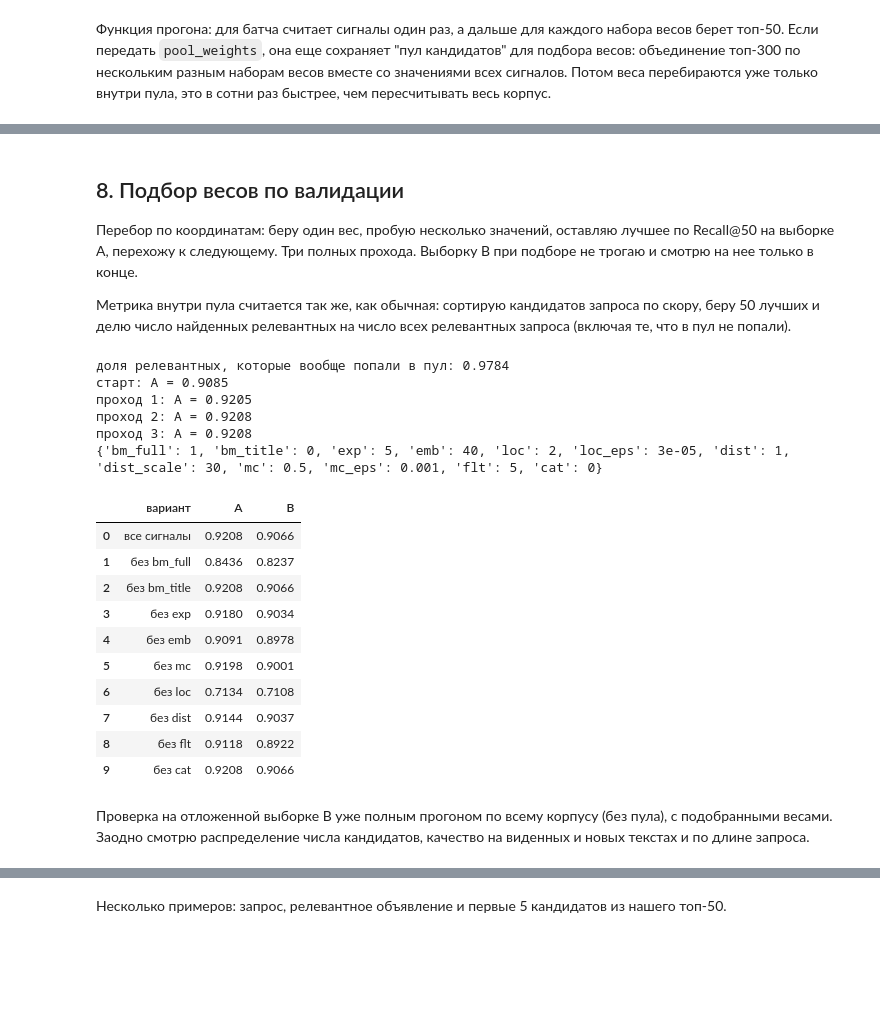
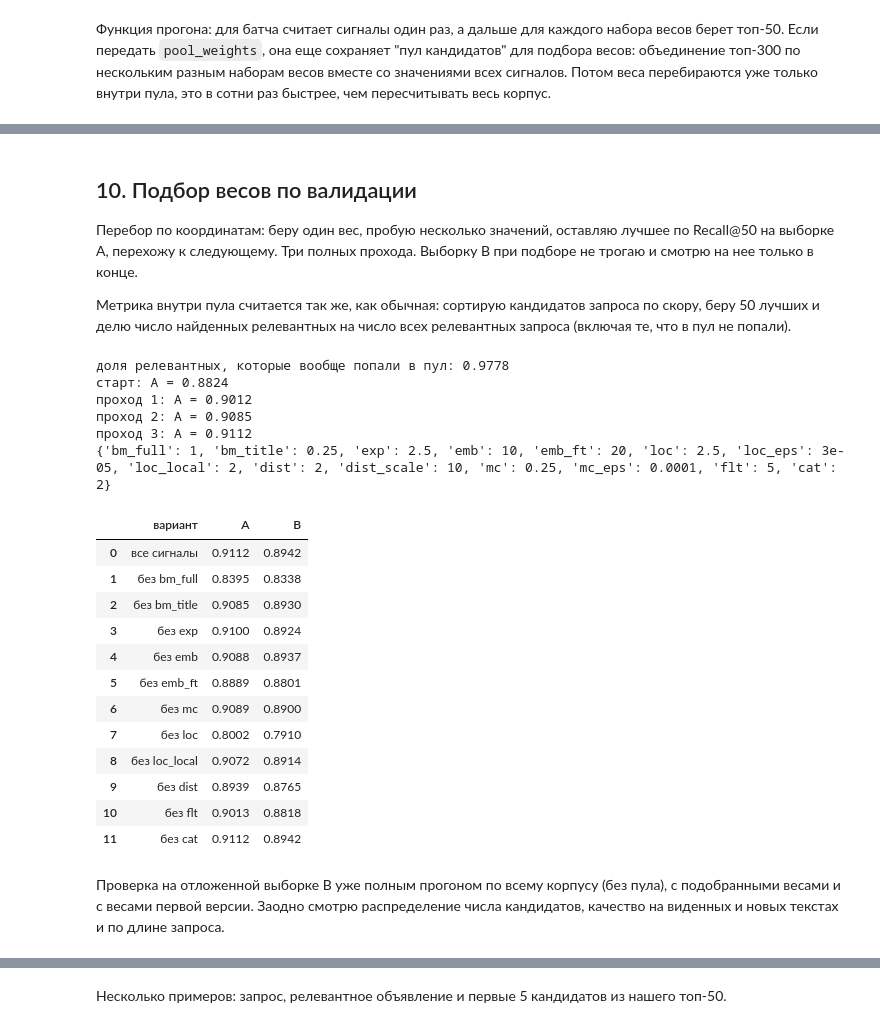
Before and after one commit to Smolyaninoff/avito-candidate-search, a Jupyter notebook: solution.ipynb, the cells around one changed output, grey strips where cells are left out. Drawn from its saved outputs; the diff is of its cells as text; code cells hidden in the pictures; blank space fills up the shorter version.

```diff
--- a/solution.ipynb
+++ b/solution.ipynb
@@ -512,6 +695,7 @@ def compute_signals(index, batch):
 
     q_emb = query_emb[query_emb_pos.loc[batch['search_query']].values]
     signals['emb'] = q_emb @ index['emb'].T
+    signals['emb_ft'] = ft_query_emb[query_emb_pos.loc[batch['search_query']].values] @ index['ft_emb'].T
 
     k = index['k']
     sims = q_emb @ index['past_emb'].T
@@ -523,6 +707,8 @@ def compute_signals(index, batch):
     mc = normalize(neighbors @ index['past_microcats'], norm='l1').toarray()
     mc = np.hstack([mc, np.zeros((len(batch), 1), dtype=np.float32)])
     signals['mc'] = mc[:, index['item_mc_pos']]
+    nl = (weights * index['past_far'][nearest]).sum(axis=1) / np.maximum(weights.sum(axis=1), 1e-9)
+    signals['nl'] = np.broadcast_to(nl[:, None].astype(np.float32), signals['emb'].shape)
 
     loc_pos = index['search_locs'].get_indexer(batch['search_location_id'])
     loc_pos[loc_pos < 0] = len(index['search_locs'])
@@ -537,8 +723,10 @@ def compute_signals(index, batch):
 
 
 def combine(s, w):
-    score = w['bm_full'] * s['bm_full'] + w['bm_title'] * s['bm_title'] + w['exp'] * s['exp'] + w['emb'] * s['emb']
-    score = score + w['loc'] * np.log(s['loc'] + w['loc_eps']) - w['dist'] * np.log1p(s['dist'] / w['dist_scale'])
+    score = w['bm_full'] * s['bm_full'] + w['bm_title'] * s['bm_title'] + w['exp'] * s['exp']
+    score = score + w['emb'] * s['emb'] + w['emb_ft'] * s['emb_ft']
+    local = 1 - w['loc_local'] * s['nl']
+    score = score + w['loc'] * local * np.log(s['loc'] + w['loc_eps']) - w['dist'] * np.log1p(s['dist'] / w['dist_scale'])
     score = score + w['mc'] * np.log(s['mc'] + w['mc_eps']) + w['flt'] * s['flt'] + w['cat'] * s['cat']
     return score
 
@@ -551,7 +739,7 @@ def top_k(score, k=50):
 # %% [markdown]
 Функция прогона: для батча считает сигналы один раз, а дальше для каждого набора весов берет топ-50. Если передать `pool_weights`, она еще сохраняет "пул кандидатов" для подбора весов: объединение топ-300 по нескольким разным наборам весов вместе со значениями всех сигналов. Потом веса перебираются уже только внутри пула, это в сотни раз быстрее, чем пересчитывать весь корпус.
 # %%
-SIGNALS = ['bm_full', 'bm_title', 'exp', 'emb', 'mc', 'loc', 'dist', 'flt', 'cat']
+SIGNALS = ['bm_full', 'bm_title', 'exp', 'emb', 'emb_ft', 'mc', 'nl', 'loc', 'dist', 'flt', 'cat']
 
 
 def run(index, qdf, weight_sets, pool_weights=None, pool_size=300, batch_size=200):
@@ -581,9 +771,9 @@ def run(index, qdf, weight_sets, pool_weights=None, pool_size=300, batch_size=20
 # %%
 t = time.time()
-val_index = build_index(train_part, all_corpus, item_emb)
+val_index = build_index(train_part, val_corpus, item_emb[keep], ft_item_emb)
 print('индекс для валидации собран за', round(time.time() - t), 'сек')
 
-zero = dict(bm_full=0, bm_title=0, exp=0, emb=0, loc=0, loc_eps=1e-4, dist=0, dist_scale=30, mc=0, mc_eps=1e-3, flt=0, cat=0)
+zero = dict(bm_full=0, bm_title=0, exp=0, emb=0, emb_ft=0, loc=0, loc_eps=1e-4, loc_local=0, dist=0, dist_scale=30, mc=0, mc_eps=1e-3, flt=0, cat=0)
 steps = {}
 steps['1. BM25 по тексту'] = dict(zero, bm_full=1)
 steps['2. + BM25 по заголовку'] = dict(steps['1. BM25 по тексту'], bm_title=0.5)
@@ -593,14 +783,18 @@ steps['5. + подкатегория'] = dict(steps['4. + фильтры'], mc=1
 steps['6. + эмбеддинги'] = dict(steps['5. + подкатегория'], emb=10)
 steps['7. + расширение запроса'] = dict(steps['6. + эмбеддинги'], exp=5)
 steps['8. + расстояние'] = dict(steps['7. + расширение запроса'], dist=0.5)
+steps['9. + дообученные эмбеддинги'] = dict(steps['8. + расстояние'], emb_ft=10)
+steps['10. + нелокальность запроса'] = dict(steps['9. + дообученные эмбеддинги'], loc_local=1)
+steps['первая версия (отправлена, 0.877)'] = dict(zero, bm_full=1, exp=5, emb=40, loc=2, loc_eps=3e-5, dist=1, dist_scale=30, mc=0.5, mc_eps=1e-3, flt=5)
 pool_weights = [
     steps['3. + локация'],
     dict(zero, emb=20, loc=2),
+    dict(zero, emb_ft=20, loc=2, dist=1),
     dict(zero, exp=20, loc=2, flt=2),
-    steps['8. + расстояние'],
+    steps['первая версия (отправлена, 0.877)'],
+    dict(steps['первая версия (отправлена, 0.877)'], emb_ft=10, dist=2, dist_scale=10, loc_local=1),
 ]
 
-val_ab = pd.concat([val_a.assign(part='A'), val_b.assign(part='B')]).reset_index(drop=True)
 t = time.time()
 val_pred, pool = run(val_index, val_ab, steps, pool_weights=pool_weights)
 print('прогон валидации занял', round(time.time() - t), 'сек, строк в пуле:', len(pool))
@@ -627,5 +824,5 @@ pd.DataFrame(rows).round(4)
 # %% [markdown]
-## 8. Подбор весов по валидации
+## 10. Подбор весов по валидации
 
 Перебор по координатам: беру один вес, пробую несколько значений, оставляю лучшее по Recall@50 на выборке A, перехожу к следующему. Три полных прохода. Выборку B при подборе не трогаю и смотрю на нее только в конце.
 
@@ -656,17 +853,19 @@ grid = {
     'bm_title': [0, 0.25, 0.5, 1],
     'exp': [0, 2.5, 5, 10, 15],
     'emb': [0, 10, 20, 30, 40, 60],
+    'emb_ft': [0, 5, 10, 20, 30, 40],
     'loc': [1, 1.5, 2, 2.5, 3],
     'loc_eps': [1e-5, 3e-5, 1e-4, 3e-4, 1e-3],
+    'loc_local': [0, 0.5, 1, 1.5, 2],
     'dist': [0, 0.5, 1, 2, 3, 5],
-    'dist_scale': [10, 30, 100, 300, 1000],
+    'dist_scale': [3, 10, 30, 100, 300],
     'mc': [0, 0.25, 0.5, 1, 2],
     'mc_eps': [1e-4, 1e-3, 1e-2],
     'flt': [0, 1, 2, 3, 5, 8],
     'cat': [0, 1, 2],
 }
 
-best_w = dict(steps['8. + расстояние'])
+best_w = dict(steps['10. + нелокальность запроса'])
 best_score = pool_recall(best_w)[0]
 print('старт: A =', round(best_score, 4))
 for iteration in range(3):
@@ -679,32 +878,34 @@ for iteration in range(3):
     print(f'проход {iteration + 1}: A = {best_score:.4f}')
 print(best_w)
 # %% [output]
-доля релевантных, которые вообще попали в пул: 0.9784
-старт: A = 0.9085
-проход 1: A = 0.9205
-проход 2: A = 0.9208
-проход 3: A = 0.9208
-{'bm_full': 1, 'bm_title': 0, 'exp': 5, 'emb': 40, 'loc': 2, 'loc_eps': 3e-05, 'dist': 1, 'dist_scale': 30, 'mc': 0.5, 'mc_eps': 0.001, 'flt': 5, 'cat': 0}
+доля релевантных, которые вообще попали в пул: 0.9778
+старт: A = 0.8824
+проход 1: A = 0.9012
+проход 2: A = 0.9085
+проход 3: A = 0.9112
+{'bm_full': 1, 'bm_title': 0.25, 'exp': 2.5, 'emb': 10, 'emb_ft': 20, 'loc': 2.5, 'loc_eps': 3e-05, 'loc_local': 2, 'dist': 2, 'dist_scale': 10, 'mc': 0.25, 'mc_eps': 0.0001, 'flt': 5, 'cat': 2}
 # %%
 a, b = pool_recall(best_w)
 rows = [{'вариант': 'все сигналы', 'A': a, 'B': b}]
-for name in ['bm_full', 'bm_title', 'exp', 'emb', 'mc', 'loc', 'dist', 'flt', 'cat']:
+for name in ['bm_full', 'bm_title', 'exp', 'emb', 'emb_ft', 'mc', 'loc', 'loc_local', 'dist', 'flt', 'cat']:
     a, b = pool_recall(dict(best_w, **{name: 0}))
     rows.append({'вариант': 'без ' + name, 'A': a, 'B': b})
 pd.DataFrame(rows).round(4)
 # %% [output]
 |  | вариант | A | B |
-| 0 | все сигналы | 0.9208 | 0.9066 |
-| 1 | без bm_full | 0.8436 | 0.8237 |
-| 2 | без bm_title | 0.9208 | 0.9066 |
-| 3 | без exp | 0.9180 | 0.9034 |
-| 4 | без emb | 0.9091 | 0.8978 |
-| 5 | без mc | 0.9198 | 0.9001 |
-| 6 | без loc | 0.7134 | 0.7108 |
-| 7 | без dist | 0.9144 | 0.9037 |
-| 8 | без flt | 0.9118 | 0.8922 |
-| 9 | без cat | 0.9208 | 0.9066 |
+| 0 | все сигналы | 0.9112 | 0.8942 |
+| 1 | без bm_full | 0.8395 | 0.8338 |
+| 2 | без bm_title | 0.9085 | 0.8930 |
+| 3 | без exp | 0.9100 | 0.8924 |
+| 4 | без emb | 0.9088 | 0.8937 |
+| 5 | без emb_ft | 0.8889 | 0.8801 |
+| 6 | без mc | 0.9089 | 0.8900 |
+| 7 | без loc | 0.8002 | 0.7910 |
+| 8 | без loc_local | 0.9072 | 0.8914 |
+| 9 | без dist | 0.8939 | 0.8765 |
+| 10 | без flt | 0.9013 | 0.8818 |
+| 11 | без cat | 0.9112 | 0.8942 |
 # %% [markdown]
-Проверка на отложенной выборке B уже полным прогоном по всему корпусу (без пула), с подобранными весами. Заодно смотрю распределение числа кандидатов, качество на виденных и новых текстах и по длине запроса.
+Проверка на отложенной выборке B уже полным прогоном по всему корпусу (без пула), с подобранными весами и с весами первой версии. Заодно смотрю распределение числа кандидатов, качество на виденных и новых текстах и по длине запроса.
 # %%
 t = time.time()
```
Also changed, not shown: parts of 36 cells of this notebook, 2 other files.
